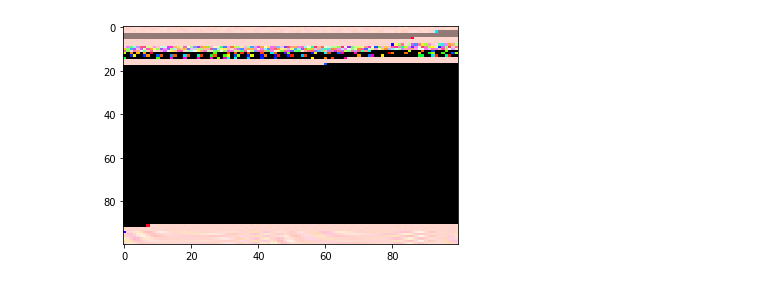
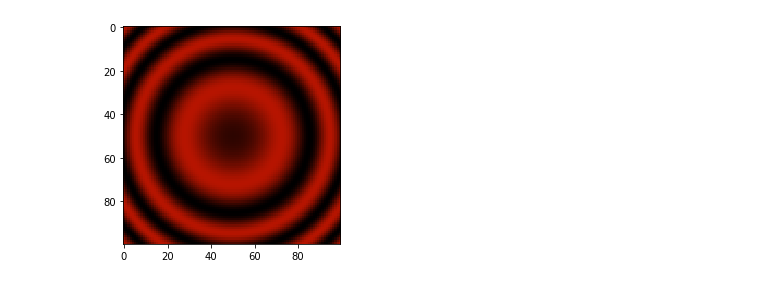
Before and after one commit to royess/RealMichelson, a Jupyter notebook: colored_examples.ipynb, the cells around one changed output. Cells and saved outputs as stored; diff of their text form; code cells hidden in the pictures.

```diff
--- a/colored_examples.ipynb
+++ b/colored_examples.ipynb
@@ -51,9 +101,12 @@ simulation = MichelsonSimulation()
 simulation.initialMirrorG([0, 0, 0], [-1, 1, 0])
 simulation.initialMirrorM1([0, 100, 0], [0, -1, 0])
 simulation.initialMirrorM2([100-1, 0, 0], [-1, 0, 0])
-simulation.insertSource([-20, 0, 0], 600, 0.5)
+
+simulation.insertSource([-20, 0, 0], 600, 2000)
+
+
 simulation.changeToNonlocal()
+pattern = simulation.nonlocalInterference()
 
-pattern = simulation.nonlocalInterference()
 showPattern(simulation, isColored=True)
 # %% [output]
@@ -62 +114 @@ Wall time: 627 ms
-[figure, old version]
+[figure, new version]
```
Also changed, not shown: parts of 7 cells of this notebook.
